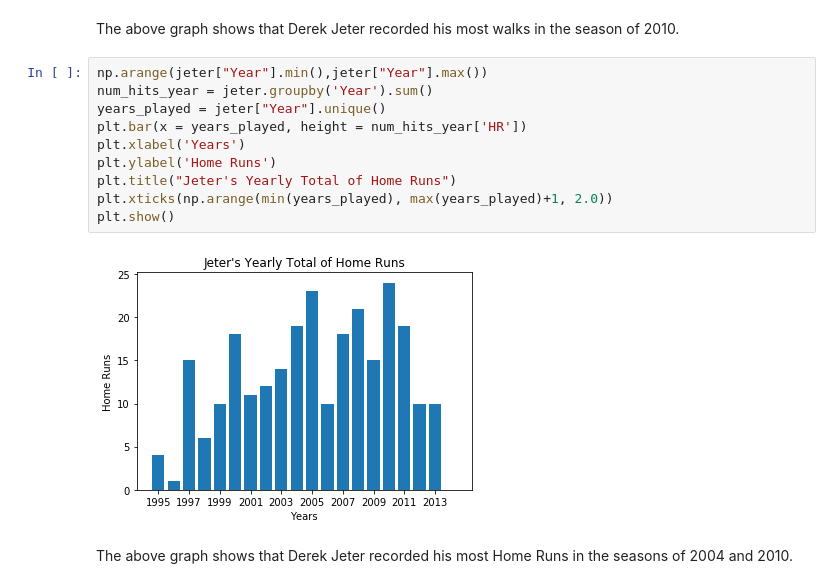
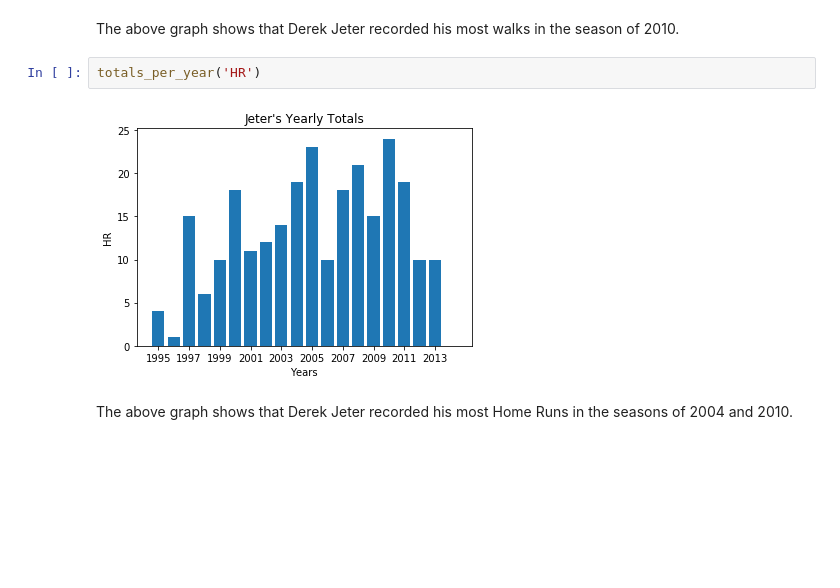
Before and after one commit to mattmaitland1/DerekJeterAnalysis, a Jupyter notebook: Project.ipynb, the cells around one changed output. Saved outputs shown, nothing was run; the diff lists cells and outputs as text; blank space fills up the shorter version.

```diff
--- a/Project.ipynb
+++ b/Project.ipynb
@@ -169,16 +164,8 @@ plt.show()
 # %% [markdown]
 The above graph shows that Derek Jeter recorded his most walks in the season of 2010.
-# %%
-np.arange(jeter["Year"].min(),jeter["Year"].max())
-num_hits_year = jeter.groupby('Year').sum()
-years_played = jeter["Year"].unique()
-plt.bar(x = years_played, height = num_hits_year['HR'])
-plt.xlabel('Years')
-plt.ylabel('Home Runs')
-plt.title("Jeter's Yearly Total of Home Runs")
-plt.xticks(np.arange(min(years_played), max(years_played)+1, 2.0))
-plt.show()
-# %% [output]
-[figure, removed]
+# %%
+totals_per_year('HR')
+# %% [output]
+[figure, added]
 # %% [markdown]
 The above graph shows that Derek Jeter recorded his most Home Runs in the seasons of 2004 and 2010.
```
Also changed, not shown: parts of 21 cells of this notebook.
